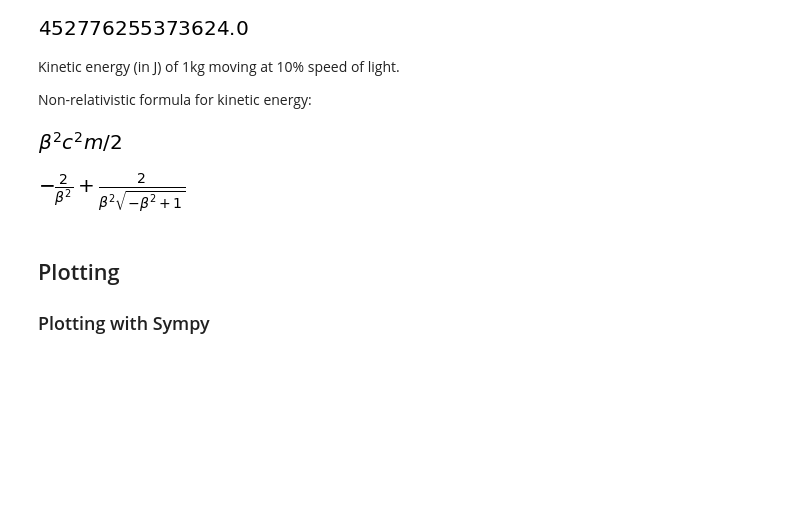
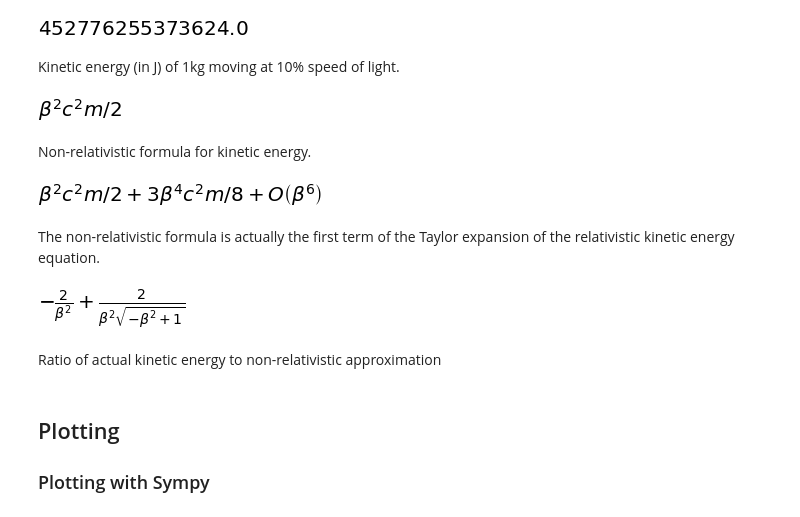
Before and after one commit to lungben/python_tutorial, a Jupyter notebook: notebooks/symbolic_computation.ipynb, the cells around one changed output. Saved outputs shown, nothing was run; the diff lists cells and outputs as text; code cells hidden in the pictures; blank space fills up the shorter version.

```diff
--- a/notebooks/symbolic_computation.ipynb
+++ b/notebooks/symbolic_computation.ipynb
@@ -81,19 +81,27 @@ Ekin.subs(c, cons.c).subs(beta, 0.1).subs(m, 1)
 [figure]
 # %% [markdown]
 Kinetic energy (in J) of 1kg moving at 10% speed of light.
-
-Non-relativistic formula for kinetic energy:
 # %%
 v = beta * c
 Ekin_nr = sp.S(1)/2*m*v**2
 Ekin_nr
 # %% [output]
 [figure]
+# %% [markdown]
+Non-relativistic formula for kinetic energy.
+# %%
+Ekin.series(beta)
+# %% [output]
+[figure, added]
+# %% [markdown]
+The non-relativistic formula is actually the first term of the Taylor expansion of the relativistic kinetic energy equation.
 # %%
 err = sp.simplify(Ekin / Ekin_nr)
 err
 # %% [output]
 [figure]
+# %% [markdown]
+Ratio of actual kinetic energy to non-relativistic approximation
 # %% [markdown]
 ## Plotting
 
```
Also changed, not shown: parts of 18 cells of this notebook, 1 other file.
